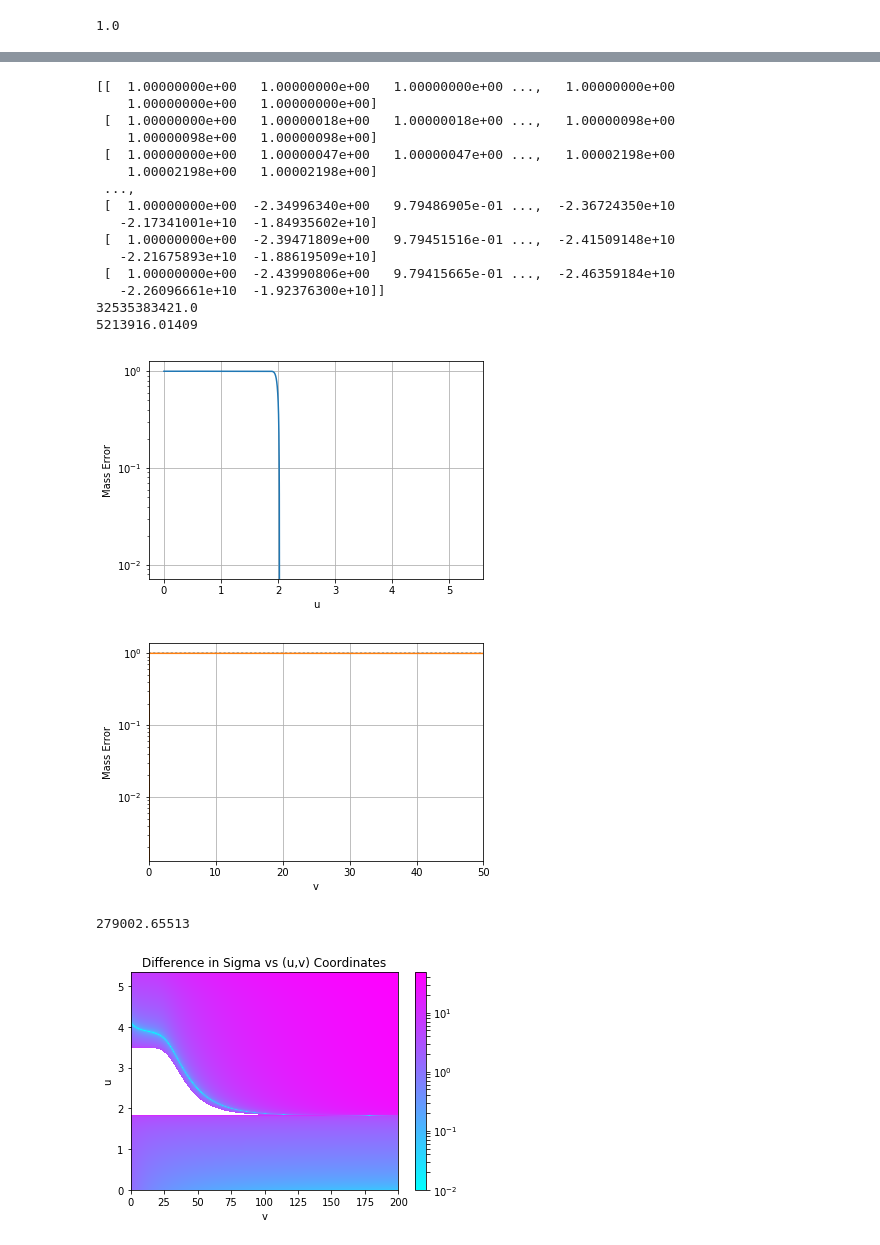
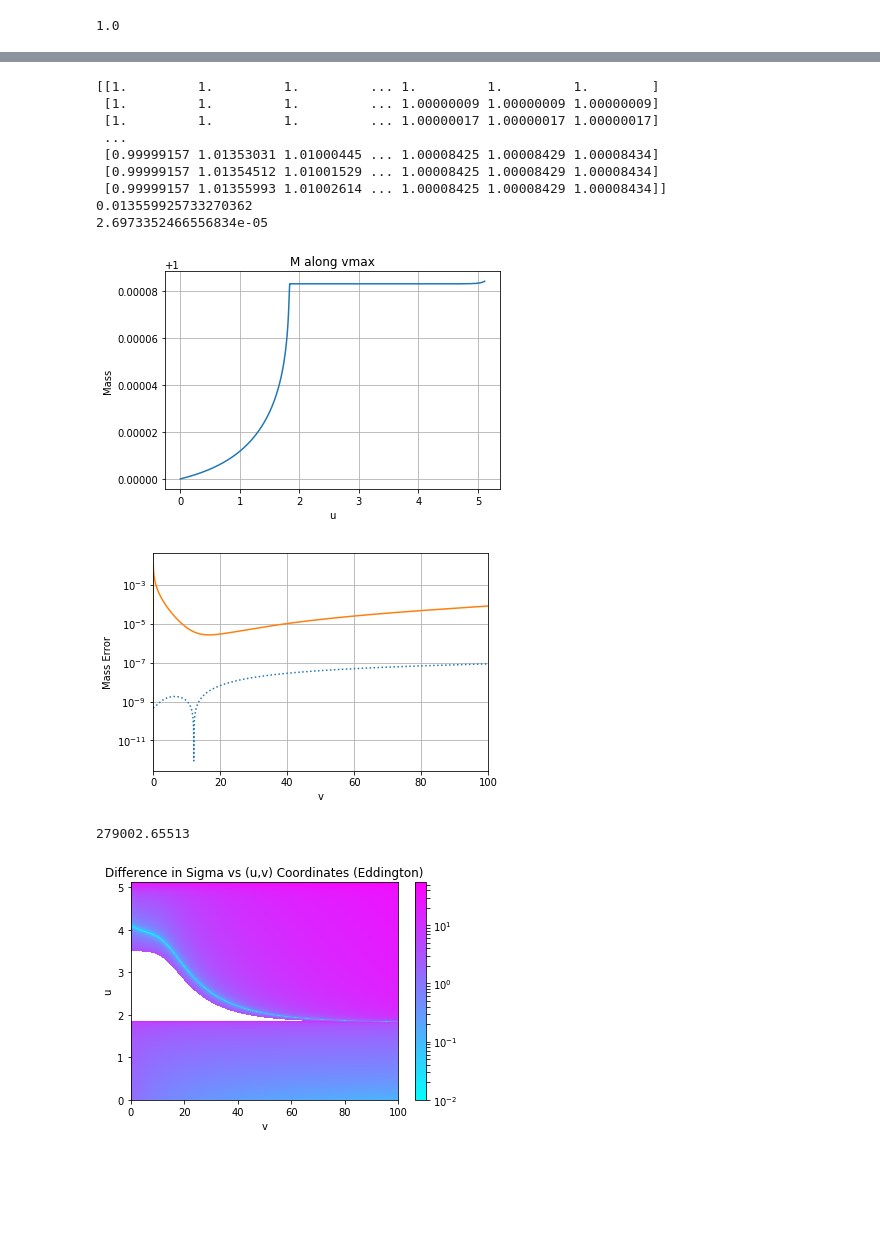
Before and after one commit to bpiotrzkowski/Double-Null-Code, a Jupyter notebook: Eddington Checker.ipynb, the cells around one changed output, grey strips where cells are left out. Cells and saved outputs as stored; diff of their text form; code cells hidden in the pictures; blank space fills up the shorter version.

```diff
--- a/Eddington Checker.ipynb
+++ b/Eddington Checker.ipynb
@@ -21,7 +21,7 @@ import h5py
 
 start = timeit.default_timer()
 # %%
-uscal=1
+uscal=2
 vscal=1
 # %%
 rnputil=np.load('rnputil.npy')
@@ -64,4 +64,11 @@ if wHD==False or wHD==0.0 or wHD==None:
     phinp=np.load('phi.npy')
     massnp=np.load('mass.npy')
     print("Numpy arrays used")
+
+switchax=float(rnputil[9])
+if switchax==True:
+    rnp=np.swapaxes(rnp,0,1)
+    signp=np.swapaxes(signp,0,1)
+    phinp=np.swapaxes(phinp,0,1)
+    massnp=np.swapaxes(massnp,0,1)
 # %% [output]
@@ -199,58 +233,57 @@ print(np.nanmax(massdiffnp))
 print(np.nanmean(massdiffnp))
 #print(massdiffnp[-10])
 
-plt.plot(urange,massnp[:,-1])
-plt.yscale('log')
-plt.ylabel('Mass Error')
+uEH=600
+#print(rnp[uEH][0])
+plt.plot(urange,np.abs(massnp[:,-1]))
+#plt.plot(vrange,np.abs(massnp[uEH,:]))
+#plt.yscale('log')
+plt.ylabel('Mass')
 plt.xlabel('u')
+plt.title('M along vmax')
 plt.grid()
+#plt.savefig('M-vmax.png',dpi=300)
 plt.show()
 
-plt.plot(vrange,massnp[1,:],':')
-plt.plot(vrange,massnp[-1,:])
+plt.plot(vrange,massdiffnp[1,:],':')
+plt.plot(vrange,massdiffnp[-1,:])
 plt.yscale('log')
 plt.ylabel('Mass Error')
 plt.xlabel('v')
-plt.xlim(0,50)
+plt.xlim(0,vmax)
 plt.grid()
 plt.show()
 
 
 1897154954.72
 13851032.0928
 54530507.1436
 13851032.0928
 #Tol=2, Nul=2000, N=10 9.128 min
 13730096.5359
 #Tol=.2, Nul=200, 5.671 min
 13851032.0928
 #Tol=1, Nul=200, 1.122 min
 336154711.505
 256500.649449
 #Tol=1, Nul=2000, 11.938 min
 4538541.30462
 3379.12875389
 #Tol=1, Nul=200, N=100, 11.029 min - full
 627615304.428
 279002.65513
 # %% [output]
-[[  1.00000000e+00   1.00000000e+00   1.00000000e+00 ...,   1.00000000e+00
-    1.00000000e+00   1.00000000e+00]
- [  1.00000000e+00   1.00000018e+00   1.00000018e+00 ...,   1.00000098e+00
-    1.00000098e+00   1.00000098e+00]
- [  1.00000000e+00   1.00000047e+00   1.00000047e+00 ...,   1.00002198e+00
-    1.00002198e+00   1.00002198e+00]
- ...,
- [  1.00000000e+00  -2.34996340e+00   9.79486905e-01 ...,  -2.36724350e+10
-   -2.17341001e+10  -1.84935602e+10]
- [  1.00000000e+00  -2.39471809e+00   9.79451516e-01 ...,  -2.41509148e+10
-   -2.21675893e+10  -1.88619509e+10]
- [  1.00000000e+00  -2.43990806e+00   9.79415665e-01 ...,  -2.46359184e+10
-   -2.26096661e+10  -1.92376300e+10]]
-32535383421.0
-5213916.01409
+[[1.         1.         1.         ... 1.         1.         1.        ]
+ [1.         1.         1.         ... 1.00000009 1.00000009 1.00000009]
+ [1.         1.         1.         ... 1.00000017 1.00000017 1.00000017]
+ ...
+ [0.99999157 1.01353031 1.01000445 ... 1.00008425 1.00008429 1.00008434]
+ [0.99999157 1.01354512 1.01001529 ... 1.00008425 1.00008429 1.00008434]
+ [0.99999157 1.01355993 1.01002614 ... 1.00008425 1.00008429 1.00008434]]
+0.013559925733270362
+2.6973352466556834e-05
-[figure, old version]
+[figure, new version]
-[figure, old version]
+[figure, new version]
 279002.65513
 # %%
 sig2np=np.zeros((Nu,Nv))
@@ -268,11 +301,11 @@ plt.ylim(0,umax)
 plt.xlim(0,vmax)
 #plt.ylim(9.2758,9.2761)
 plt.colorbar(plot1)
-plt.title('Difference in Sigma vs (u,v) Coordinates')
+plt.title('Difference in Sigma vs (u,v) Coordinates (Eddington)')
 #plt.savefig('EH-mismatch.png',dpi=300)
 plt.show()
 # %% [output]
-[figure, old version]
+[figure, new version]
 # %%
 print(sigdiffnp)
 print(np.nanmax(sigdiffnp))
```
Also changed, not shown: parts of 14 cells of this notebook, 4 other files.
